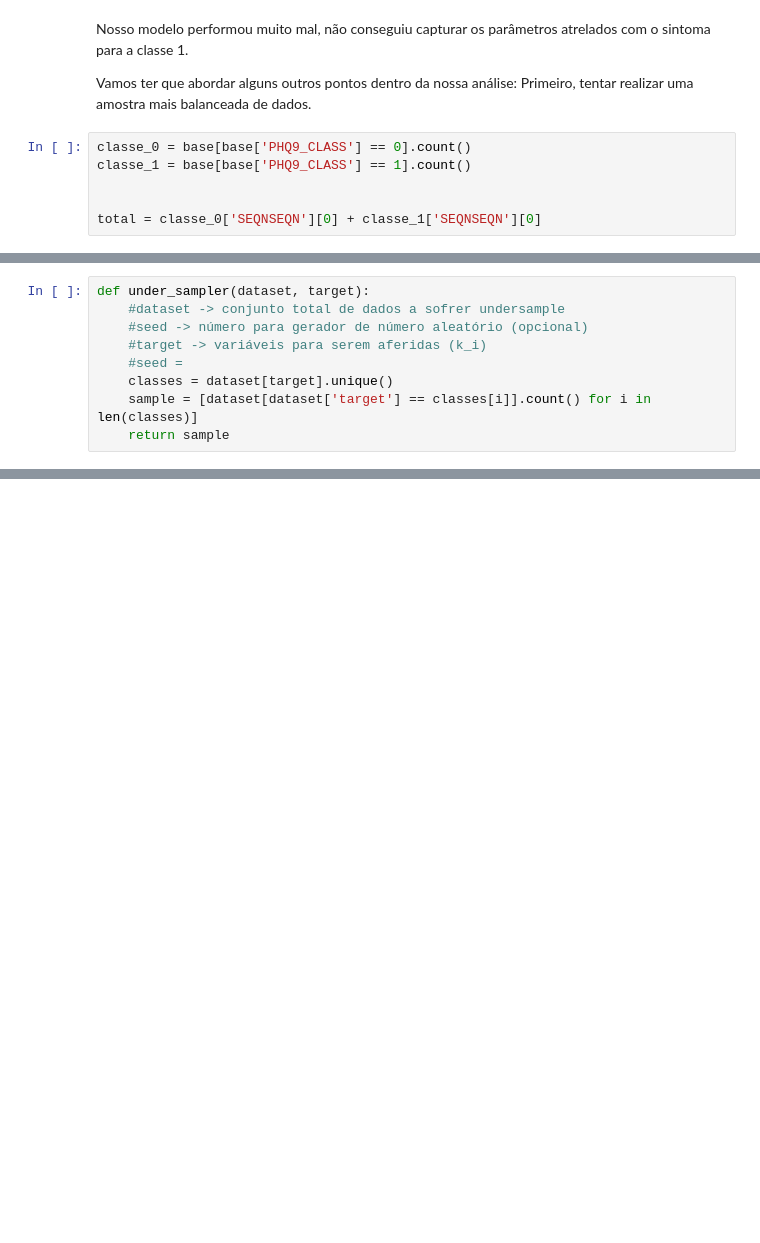
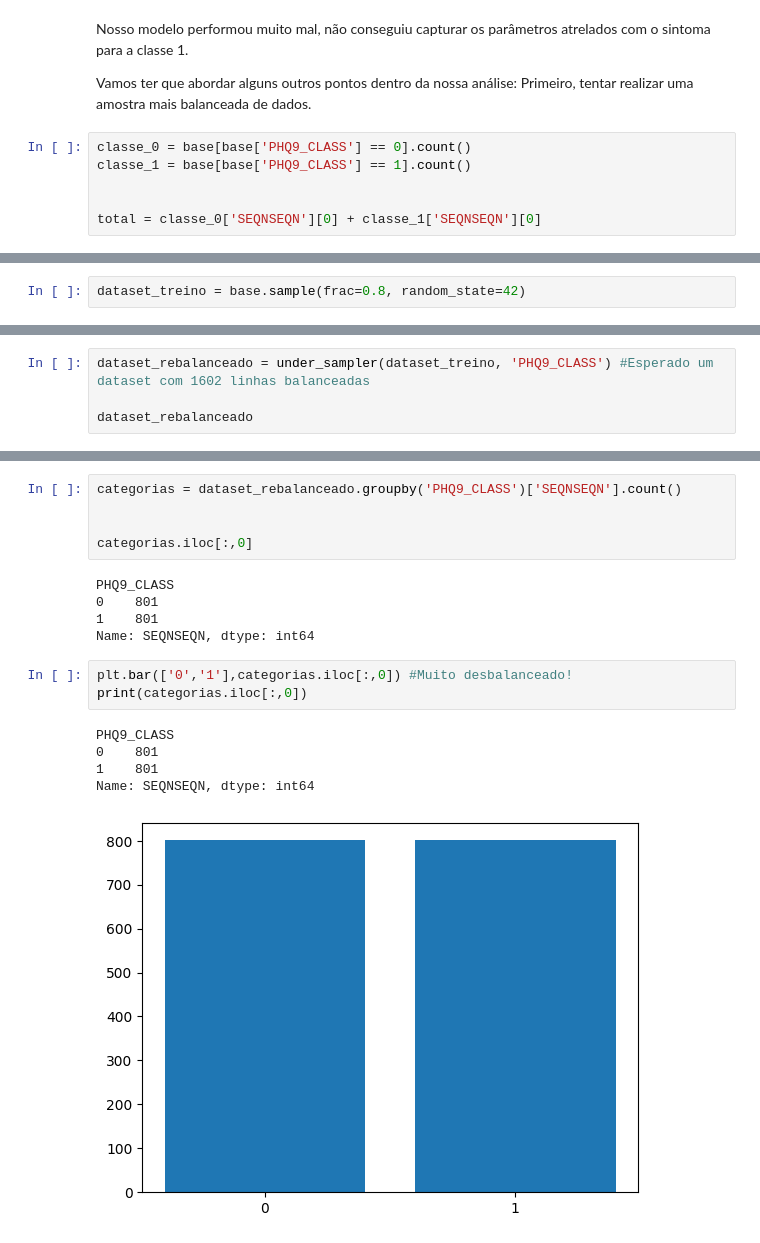
Before and after one commit to LuizAlbino/nhnes-data-project, a Jupyter notebook: logistic-regression.ipynb, the cells around one changed output, grey strips where cells are left out. Drawn from its saved outputs; the diff is of its cells as text; blank space fills up the shorter version.

```diff
--- a/logistic-regression.ipynb
+++ b/logistic-regression.ipynb
@@ -233,9 +228,0 @@ Classe 0: 79 | Classe 1:  21
-# %%
-def under_sampler(dataset, target):
-    #dataset -> conjunto total de dados a sofrer undersample
-    #seed -> número para gerador de número aleatório (opcional)
-    #target -> variáveis para serem aferidas (k_i)
-    #seed =
-    classes = dataset[target].unique()
-    sample = [dataset[dataset['target'] == classes[i]].count() for i in len(classes)]
-    return sample
@@ -278,0 +312,2 @@ for i in range(len(classes)):
+# %%
+dataset_treino = base.sample(frac=0.8, random_state=42)
@@ -278,0 +337,4 @@ for i in range(len(classes)):
+# %%
+dataset_rebalanceado = under_sampler(dataset_treino, 'PHQ9_CLASS') #Esperado um dataset com 1602 linhas balanceadas
+
+dataset_rebalanceado
@@ -278,0 +356,19 @@ for i in range(len(classes)):
+# %%
+categorias = dataset_rebalanceado.groupby('PHQ9_CLASS')['SEQNSEQN'].count()
+
+
+categorias.iloc[:,0]
+# %% [output]
+PHQ9_CLASS
+0    801
+1    801
+Name: SEQNSEQN, dtype: int64
+# %%
+plt.bar(['0','1'],categorias.iloc[:,0]) #Muito desbalanceado!
+print(categorias.iloc[:,0])
+# %% [output]
+PHQ9_CLASS
+0    801
+1    801
+Name: SEQNSEQN, dtype: int64
+[figure, added]
```
Also changed, not shown: parts of 29 cells of this notebook.
